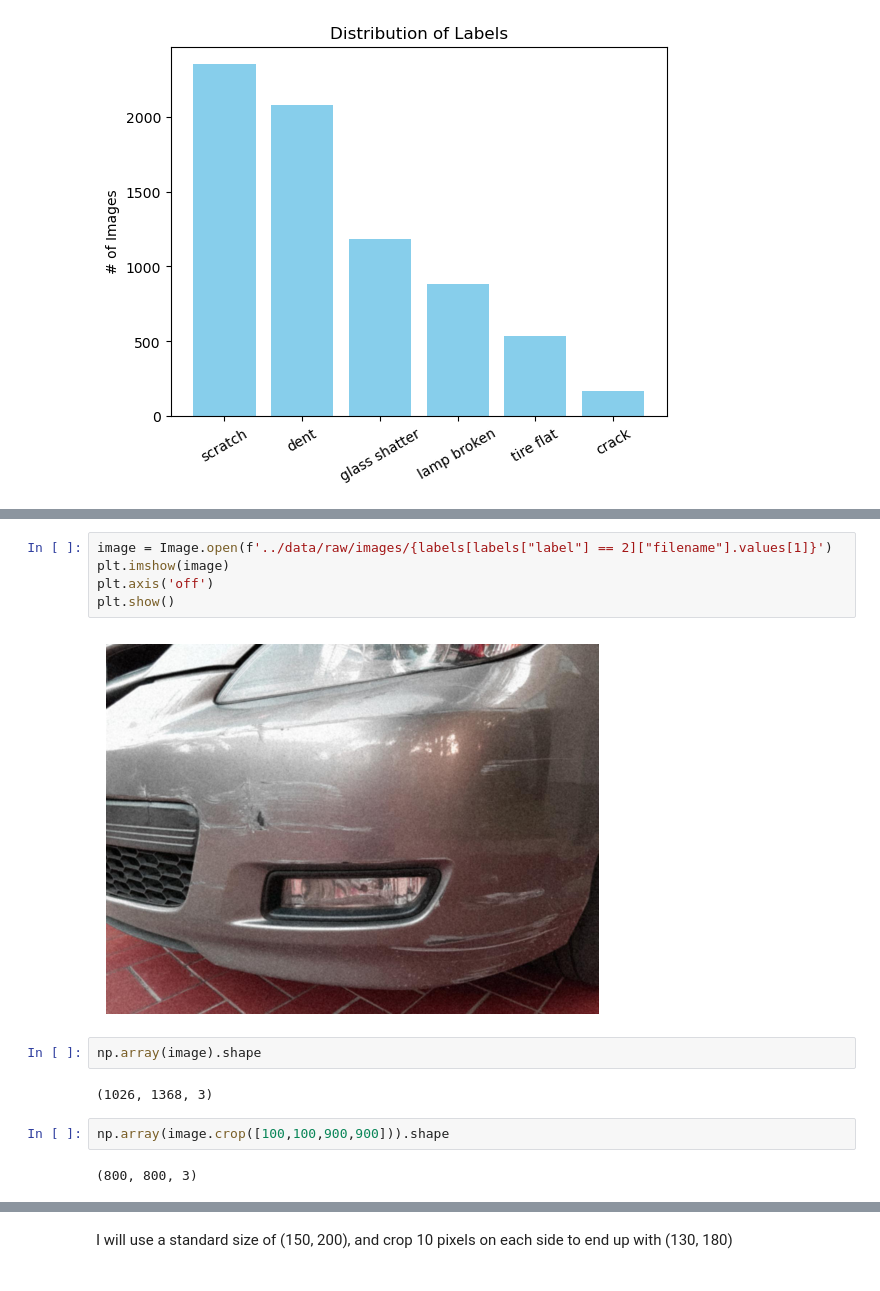
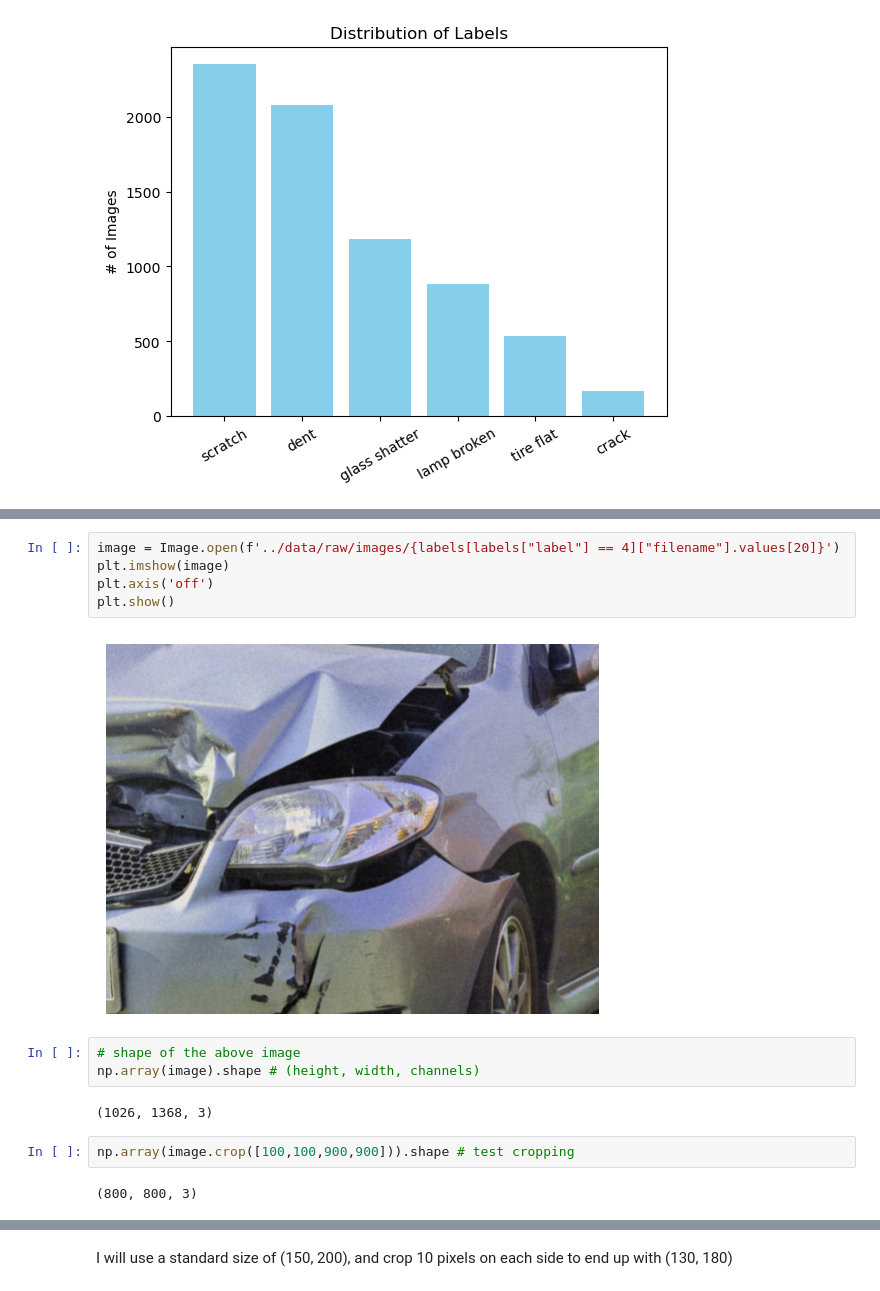
Before and after one commit to landonbuskirk/cmse492_project, a Jupyter notebook: notebooks/EDA.ipynb, the cells around one changed output, grey strips where cells are left out. Saved outputs shown, nothing was run; the diff lists cells and outputs as text.

```diff
--- a/notebooks/EDA.ipynb
+++ b/notebooks/EDA.ipynb
@@ -32,15 +46,16 @@ Text(0.5, 1.0, 'Distribution of Labels')
 # %%
-image = Image.open(f'../data/raw/images/{labels[labels["label"] == 2]["filename"].values[1]}')
+image = Image.open(f'../data/raw/images/{labels[labels["label"] == 4]["filename"].values[20]}')
 plt.imshow(image)
 plt.axis('off')
 plt.show()
 # %% [output]
-[figure, old version]
+[figure, new version]
+# %%
+# shape of the above image
+np.array(image).shape # (height, width, channels)
+# %% [output]
+(1026, 1368, 3)
 # %%
-np.array(image).shape
+np.array(image.crop([100,100,900,900])).shape # test cropping
 # %% [output]
-(1026, 1368, 3)
+(800, 800, 3)
-# %%
-np.array(image.crop([100,100,900,900])).shape
-# %% [output]
-(800, 800, 3)
```
Also changed, not shown: parts of 18 cells of this notebook, 3 other files.
